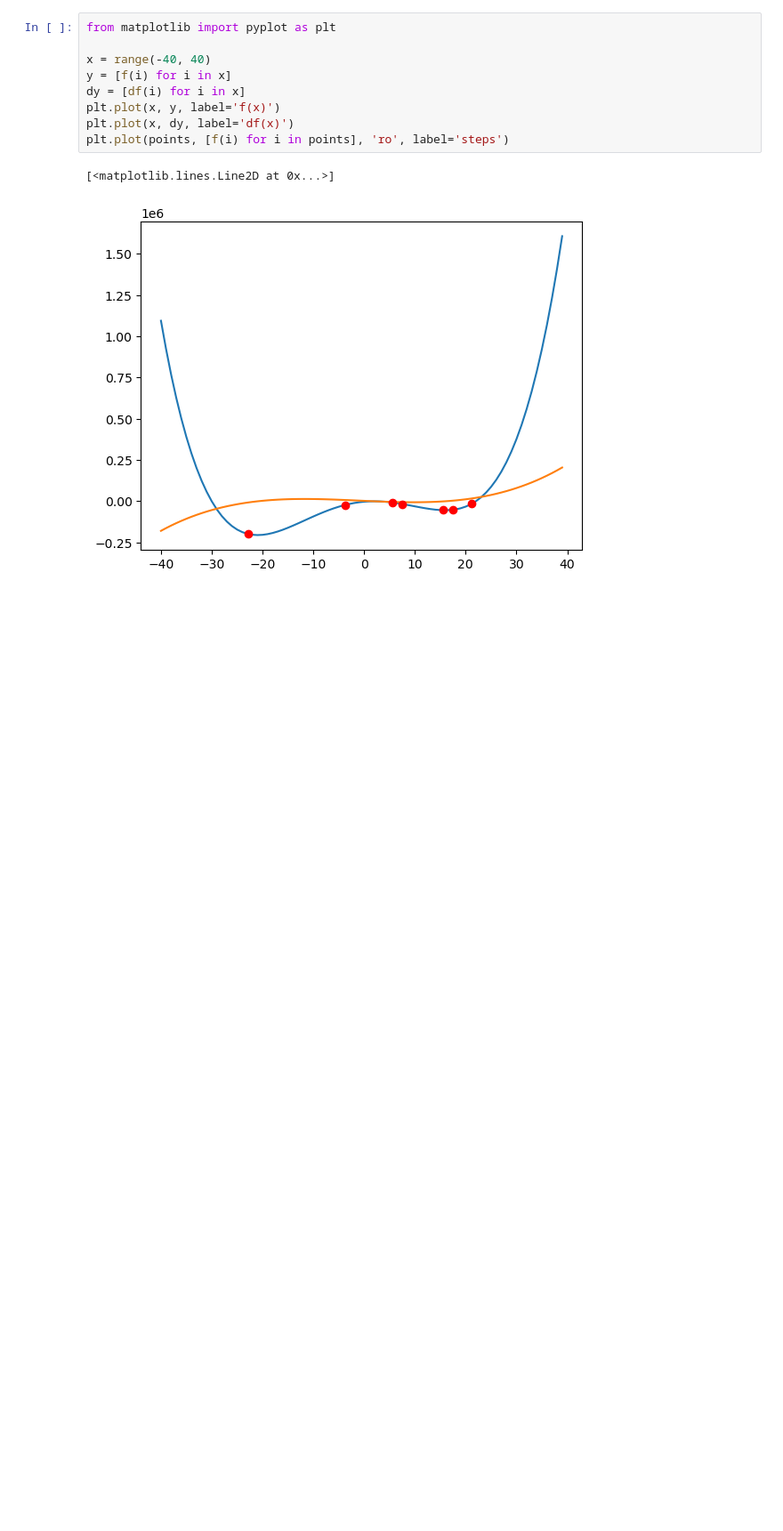
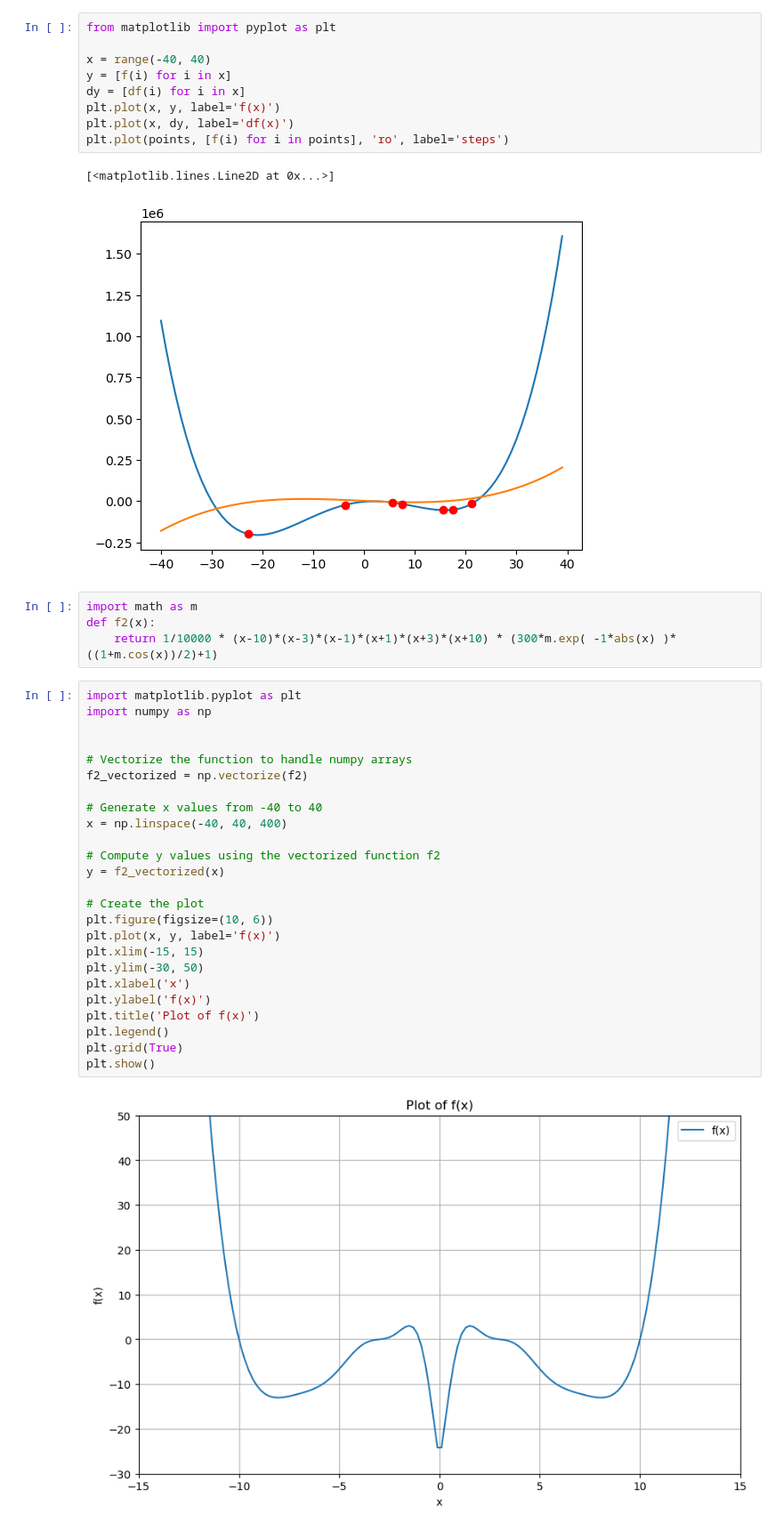
Before and after one commit to xmojtabw/Semester-6, a Jupyter notebook: CI/HW/1/theory/p3.ipynb, the cells around one changed output. Shown: that part at 89% size. Saved outputs shown, nothing was run; the diff lists cells and outputs as text; blank space fills up the shorter version.

```diff
--- a/CI/HW/1/theory/p3.ipynb
+++ b/CI/HW/1/theory/p3.ipynb
@@ -34,3 +34,34 @@ plt.plot(points, [f(i) for i in points], 'ro', label='steps')
 # %% [output]
 [<matplotlib.lines.Line2D at 0x...>]
 [figure]
+# %%
+import math as m
+def f2(x):
+    return 1/10000 * (x-10)*(x-3)*(x-1)*(x+1)*(x+3)*(x+10) * (300*m.exp( -1*abs(x) )*((1+m.cos(x))/2)+1)
+# %%
+import matplotlib.pyplot as plt
+import numpy as np
+
+
+# Vectorize the function to handle numpy arrays
+f2_vectorized = np.vectorize(f2)
+
+# Generate x values from -40 to 40
+x = np.linspace(-40, 40, 400)
+
+# Compute y values using the vectorized function f2
+y = f2_vectorized(x)
+
+# Create the plot
+plt.figure(figsize=(10, 6))
+plt.plot(x, y, label='f(x)')
+plt.xlim(-15, 15)
+plt.ylim(-30, 50)
+plt.xlabel('x')
+plt.ylabel('f(x)')
+plt.title('Plot of f(x)')
+plt.legend()
+plt.grid(True)
+plt.show()
+# %% [output]
+[figure, added]
```
Also changed, not shown: 7 other files.
